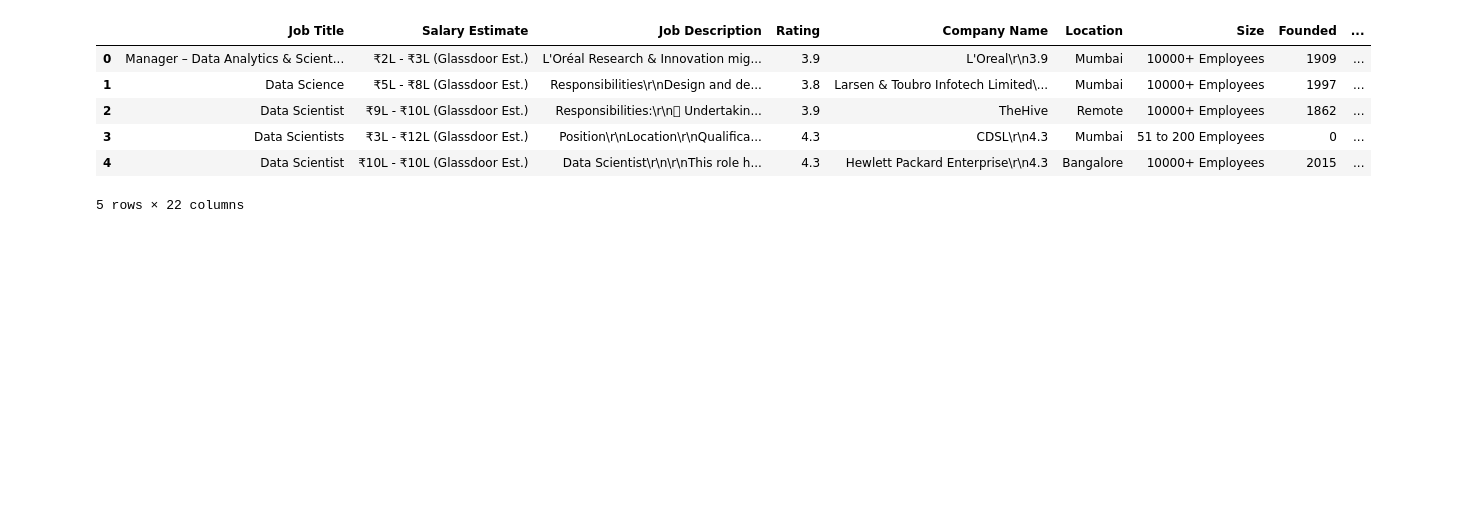
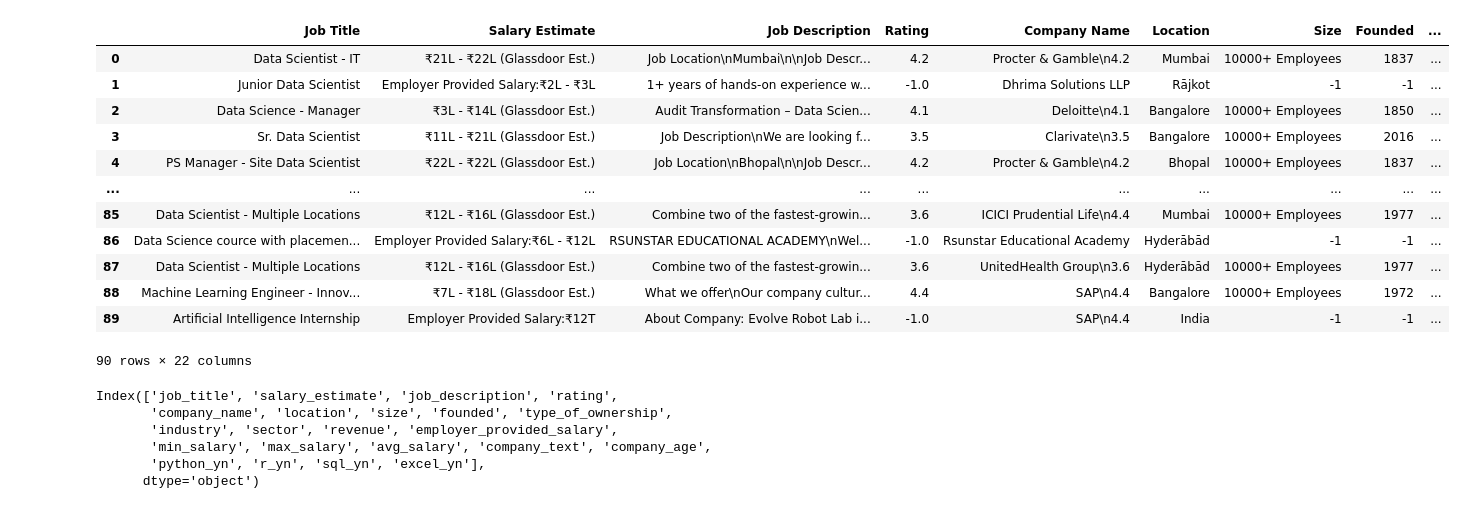
Before and after one commit to SwastikSonkusare/ds_salary_proj, a Jupyter notebook: data_cleaning.ipynb, the cells around one changed output. Saved outputs shown, nothing was run; the diff lists cells and outputs as text; code cells hidden in the pictures; blank space fills up the shorter version.

```diff
--- a/data_cleaning.ipynb
+++ b/data_cleaning.ipynb
@@ -5,12 +6,18 @@ import seaborn as sns
 # %%
 df = pd.read_csv('D:\\ds_salary_proj\\salary_clean_data.csv')
 # %%
-df.head()
+df
 # %% [output]
 |  | Job Title | Salary Estimate | Job Description | Rating | Company Name | Location | Size | Founded | ... |
-| 0 | Manager – Data Analytics & Scient... | ₹2L - ₹3L (Glassdoor Est.) | L'Oréal Research & Innovation mig... | 3.9 | L'Oreal\r\n3.9 | Mumbai | 10000+ Employees | 1909 | ... |
-| 1 | Data Science | ₹5L - ₹8L (Glassdoor Est.) | Responsibilities\r\nDesign and de... | 3.8 | Larsen & Toubro Infotech Limited\... | Mumbai | 10000+ Employees | 1997 | ... |
-| 2 | Data Scientist | ₹9L - ₹10L (Glassdoor Est.) | Responsibilities:\r\n Undertakin... | 3.9 | TheHive | Remote | 10000+ Employees | 1862 | ... |
-| 3 | Data Scientists | ₹3L - ₹12L (Glassdoor Est.) | Position\r\nLocation\r\nQualifica... | 4.3 | CDSL\r\n4.3 | Mumbai | 51 to 200 Employees | 0 | ... |
-| 4 | Data Scientist | ₹10L - ₹10L (Glassdoor Est.) | Data Scientist\r\n\r\nThis role h... | 4.3 | Hewlett Packard Enterprise\r\n4.3 | Bangalore | 10000+ Employees | 2015 | ... |
+| 0 | Data Scientist - IT | ₹21L - ₹22L (Glassdoor Est.) | Job Location\nMumbai\n\nJob Descr... | 4.2 | Procter & Gamble\n4.2 | Mumbai | 10000+ Employees | 1837 | ... |
+| 1 | Junior Data Scientist | Employer Provided Salary:₹2L - ₹3L | 1+ years of hands-on experience w... | -1.0 | Dhrima Solutions LLP | Rājkot | -1 | -1 | ... |
+| 2 | Data Science - Manager | ₹3L - ₹14L (Glassdoor Est.) | Audit Transformation – Data Scien... | 4.1 | Deloitte\n4.1 | Bangalore | 10000+ Employees | 1850 | ... |
+| 3 | Sr. Data Scientist | ₹11L - ₹21L (Glassdoor Est.) | Job Description\nWe are looking f... | 3.5 | Clarivate\n3.5 | Bangalore | 10000+ Employees | 2016 | ... |
+| 4 | PS Manager - Site Data Scientist | ₹22L - ₹22L (Glassdoor Est.) | Job Location\nBhopal\n\nJob Descr... | 4.2 | Procter & Gamble\n4.2 | Bhopal | 10000+ Employees | 1837 | ... |
+| ... | ... | ... | ... | ... | ... | ... | ... | ... | ... |
+| 85 | Data Scientist - Multiple Locations | ₹12L - ₹16L (Glassdoor Est.) | Combine two of the fastest-growin... | 3.6 | ICICI Prudential Life\n4.4 | Mumbai | 10000+ Employees | 1977 | ... |
+| 86 | Data Science cource with placemen... | Employer Provided Salary:₹6L - ₹12L | RSUNSTAR EDUCATIONAL ACADEMY\nWel... | -1.0 | Rsunstar Educational Academy | Hyderābād | -1 | -1 | ... |
+| 87 | Data Scientist - Multiple Locations | ₹12L - ₹16L (Glassdoor Est.) | Combine two of the fastest-growin... | 3.6 | UnitedHealth Group\n3.6 | Hyderābād | 10000+ Employees | 1977 | ... |
+| 88 | Machine Learning Engineer - Innov... | ₹7L - ₹18L (Glassdoor Est.) | What we offer\nOur company cultur... | 4.4 | SAP\n4.4 | Bangalore | 10000+ Employees | 1972 | ... |
+| 89 | Artificial Intelligence Internship | Employer Provided Salary:₹12T | About Company: Evolve Robot Lab i... | -1.0 | SAP\n4.4 | India | -1 | -1 | ... |
-5 rows × 22 columns
+90 rows × 22 columns
@@ -16,0 +34,9 @@ df.head()
+# %%
+df.columns
+# %% [output]
+Index(['job_title', 'salary_estimate', 'job_description', 'rating',
+       'company_name', 'location', 'size', 'founded', 'type_of_ownership',
+       'industry', 'sector', 'revenue', 'employer_provided_salary',
+       'min_salary', 'max_salary', 'avg_salary', 'company_text', 'company_age',
+       'python_yn', 'r_yn', 'sql_yn', 'excel_yn'],
+      dtype='object')
```
Also changed, not shown: parts of 73 cells of this notebook, 4 other files.
